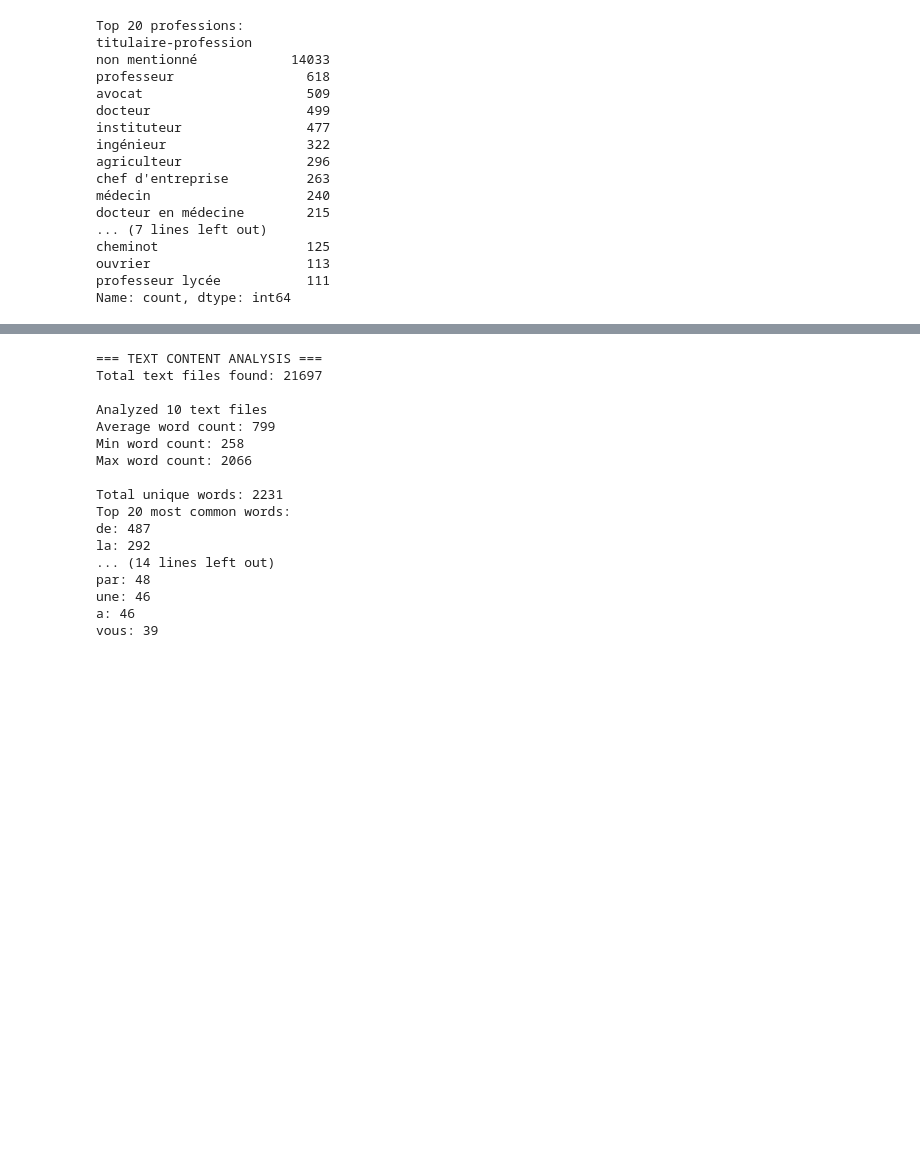
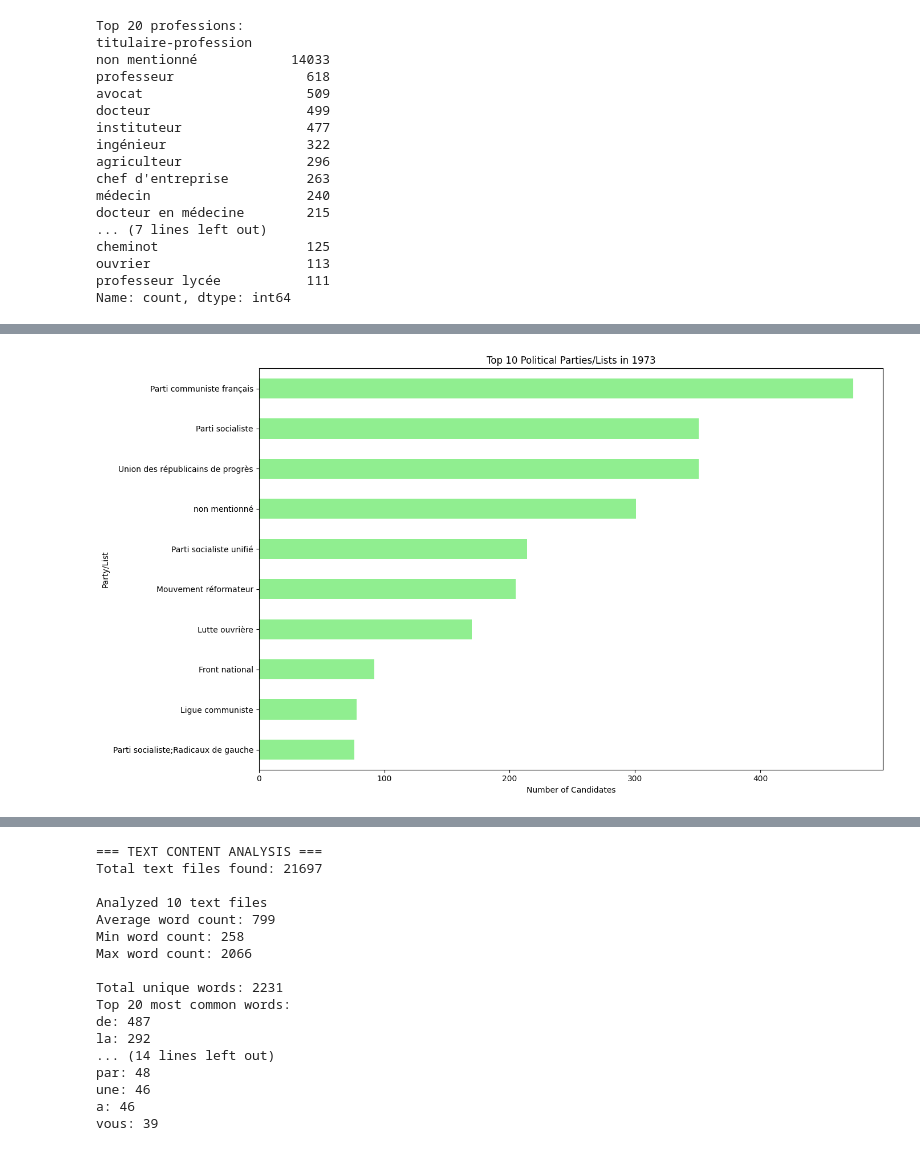
Before and after one commit to victorgalmiche/ENSAE_NLP_project, a Jupyter notebook: statistical_study.ipynb, the cells around one changed output, grey strips where cells are left out. Drawn from its saved outputs; the diff is of its cells as text; code cells hidden in the pictures; blank space fills up the shorter version.

```diff
--- a/statistical_study.ipynb
+++ b/statistical_study.ipynb
@@ -227,0 +194,16 @@ Name: count, dtype: int64
+# %%
+# We can also focus on just one election
+df_1973 = df[df['year']==1973]
+party_counts_1973 = df_1973['titulaire-soutien'].value_counts().head(20)
+
+# Plot top parties in 1973
+plt.figure(figsize=(14, 8))
+party_counts_1973.head(10).plot(kind='barh', color='lightgreen')
+plt.title('Top 10 Political Parties/Lists in 1973')
+plt.xlabel('Number of Candidates')
+plt.ylabel('Party/List')
+plt.gca().invert_yaxis()
+plt.tight_layout()
+plt.show()
+# %% [output]
+[figure, added]
```
Also changed, not shown: parts of 5 cells of this notebook, 3 other files.
